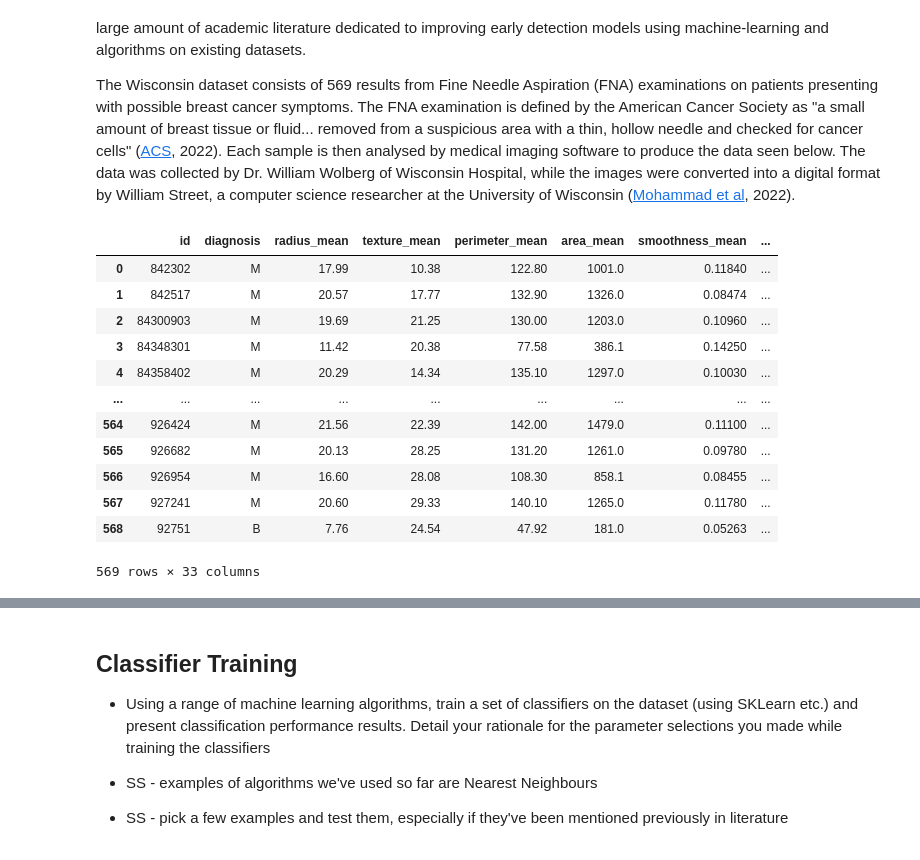
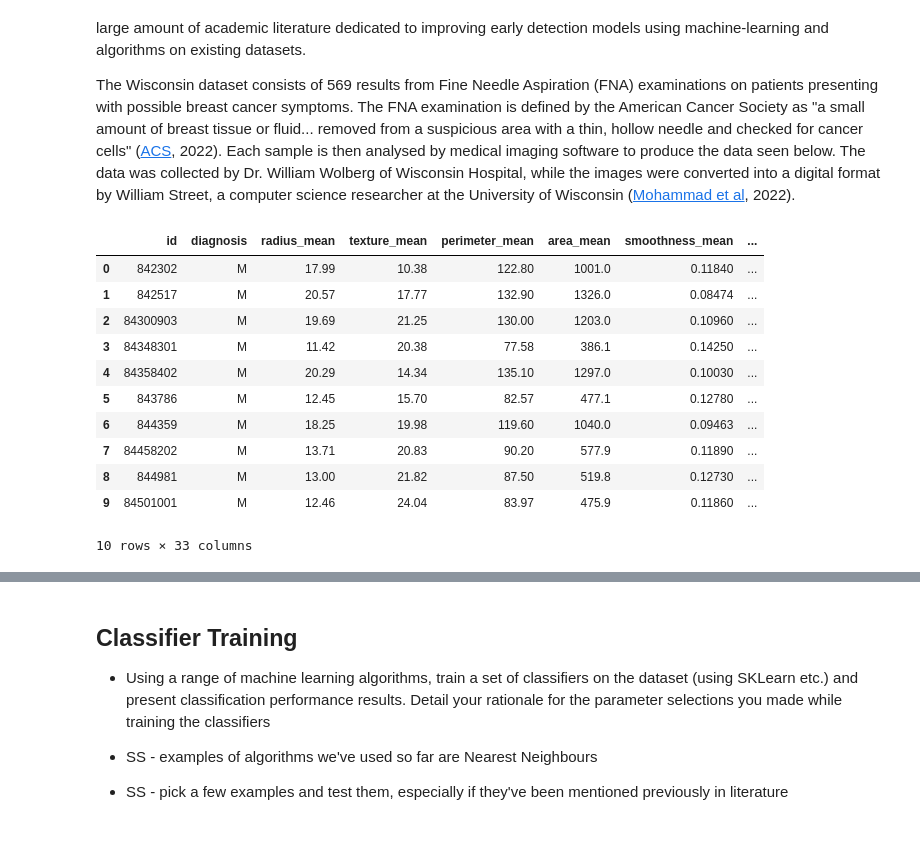
Before and after one commit to kiehozero/atu-progda-assignment-2, a Jupyter notebook: assignment.ipynb, the cells around one changed output, grey strips where cells are left out. Cells and saved outputs as stored; diff of their text form; code cells hidden in the pictures.

```diff
--- a/assignment.ipynb
+++ b/assignment.ipynb
@@ -17,19 +17,19 @@ Breast cancer is the second most common cancer after lung cancer, and affects ab
 
 The Wisconsin dataset consists of 569 results from Fine Needle Aspiration (FNA) examinations on patients presenting with possible breast cancer symptoms. The FNA examination is defined by the American Cancer Society as "a small amount of breast tissue or fluid... removed from a suspicious area with a thin, hollow needle and checked for cancer cells" ([ACS](https://www.cancer.org/cancer/breast-cancer/screening-tests-and-early-detection/breast-biopsy/fine-needle-aspiration-biopsy-of-the-breast.html), 2022). Each sample is then analysed by medical imaging software to produce the data seen below. The data was collected by Dr. William Wolberg of Wisconsin Hospital, while the images were converted into a digital format by William Street, a computer science researcher at the University of Wisconsin ([Mohammad et al](https://www.hindawi.com/journals/abb/2022/6187275/), 2022).
 # %%
+# import the data using pandas' read_csv function and display the first ten rows
 df = pd.read_csv('data.csv')
-df
+df[:10]
 # %% [output]
 |  | id | diagnosis | radius_mean | texture_mean | perimeter_mean | area_mean | smoothness_mean | ... |
 | 0 | 842302 | M | 17.99 | 10.38 | 122.80 | 1001.0 | 0.11840 | ... |
 | 1 | 842517 | M | 20.57 | 17.77 | 132.90 | 1326.0 | 0.08474 | ... |
 | 2 | 84300903 | M | 19.69 | 21.25 | 130.00 | 1203.0 | 0.10960 | ... |
 | 3 | 84348301 | M | 11.42 | 20.38 | 77.58 | 386.1 | 0.14250 | ... |
 | 4 | 84358402 | M | 20.29 | 14.34 | 135.10 | 1297.0 | 0.10030 | ... |
-| ... | ... | ... | ... | ... | ... | ... | ... | ... |
-| 564 | 926424 | M | 21.56 | 22.39 | 142.00 | 1479.0 | 0.11100 | ... |
-| 565 | 926682 | M | 20.13 | 28.25 | 131.20 | 1261.0 | 0.09780 | ... |
-| 566 | 926954 | M | 16.60 | 28.08 | 108.30 | 858.1 | 0.08455 | ... |
-| 567 | 927241 | M | 20.60 | 29.33 | 140.10 | 1265.0 | 0.11780 | ... |
-| 568 | 92751 | B | 7.76 | 24.54 | 47.92 | 181.0 | 0.05263 | ... |
+| 5 | 843786 | M | 12.45 | 15.70 | 82.57 | 477.1 | 0.12780 | ... |
+| 6 | 844359 | M | 18.25 | 19.98 | 119.60 | 1040.0 | 0.09463 | ... |
+| 7 | 84458202 | M | 13.71 | 20.83 | 90.20 | 577.9 | 0.11890 | ... |
+| 8 | 844981 | M | 13.00 | 21.82 | 87.50 | 519.8 | 0.12730 | ... |
+| 9 | 84501001 | M | 12.46 | 24.04 | 83.97 | 475.9 | 0.11860 | ... |
-569 rows × 33 columns
+10 rows × 33 columns
```
Also changed, not shown: parts of 9 cells of this notebook, 1 other file.
